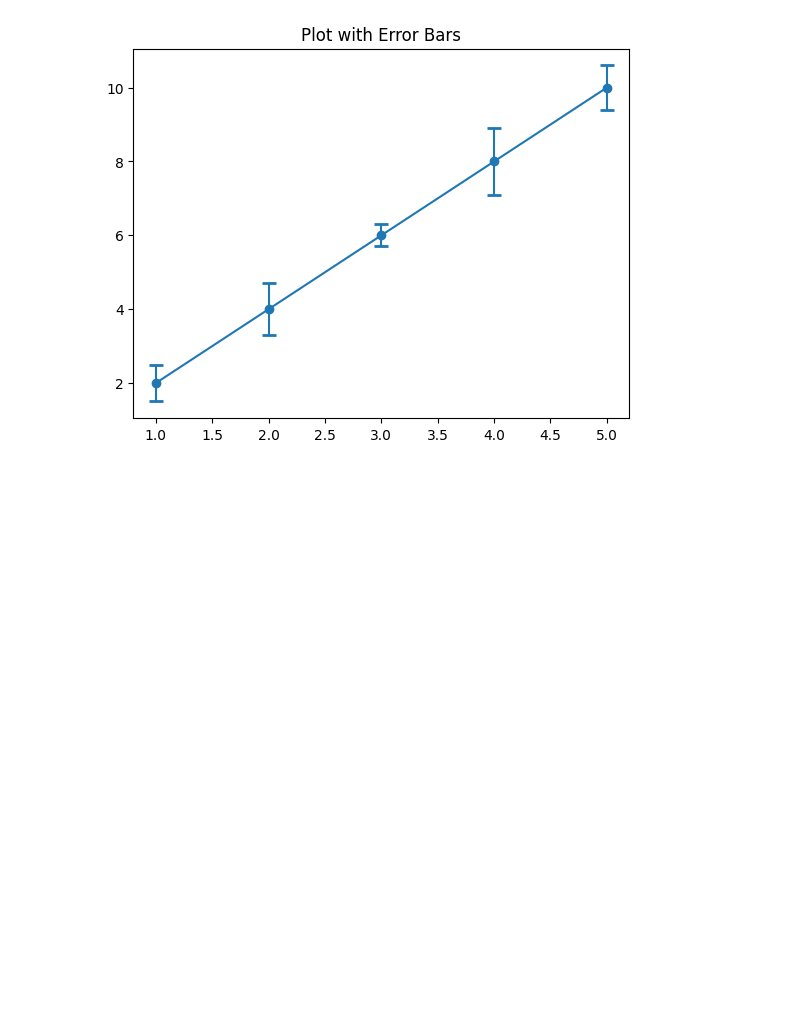
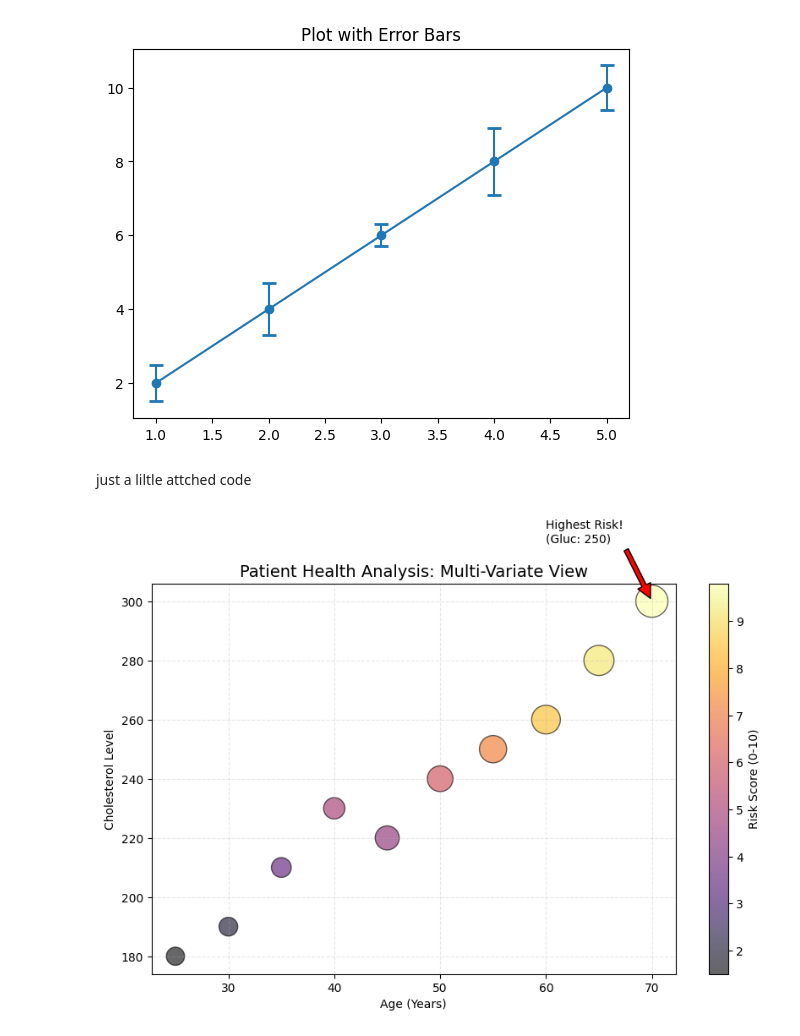
Before and after one commit to Subodhoraw/Python-revive, a Jupyter notebook: Q&A/python_details/matplotlibd/intemedmatplot.ipynb, the cells around one changed output. Cells and saved outputs as stored; diff of their text form; code cells hidden in the pictures; blank space fills up the shorter version.

```diff
--- a/Q&A/python_details/matplotlibd/intemedmatplot.ipynb
+++ b/Q&A/python_details/matplotlibd/intemedmatplot.ipynb
@@ -202,3 +222,65 @@ ax.set_title('Plot with Error Bars')
 plt.show()
 # %% [output]
 [figure]
+# %% [markdown]
+just a liltle attched code
+# %%
+import pandas as pd
+import matplotlib.pyplot as plt
+
+# ==========================================
+# 1. Setup Data
+# ==========================================
+data = {
+    'Patient_ID': ['P1', 'P2', 'P3', 'P4', 'P5', 'P6', 'P7', 'P8', 'P9', 'P10'],
+    'Age':        [25, 30, 45, 50, 60, 65, 70, 35, 40, 55],
+    'Cholesterol':[180, 190, 220, 240, 260, 280, 300, 210, 230, 250],
+    'Risk_Score': [1.5, 2.0, 4.5, 6.0, 8.5, 9.2, 9.8, 3.5, 5.0, 7.2], # For Color
+    'Glucose':    [80, 85, 140, 160, 200, 220, 250, 95, 110, 180]    # For Size
+}
+
+df = pd.DataFrame(data)
+
+# ==========================================
+# 2. The Plotting Logic
+# ==========================================
+fig, ax = plt.subplots(figsize=(10, 6))
+
+# Scaling the size:
+# Raw Glucose is ~100. A 100-pixel dot is small.
+# We multiply by 3 to make the differences more obvious visually.
+bubble_sizes = df['Glucose'] * 3
+
+scatter = ax.scatter(
+    df['Age'],
+    df['Cholesterol'],
+    c=df['Risk_Score'],  # Color mapped to Risk
+    s=bubble_sizes,      # Size mapped to Glucose
+    cmap='inferno',      # Color scheme (Black/Purple to Orange/Yellow)
+    alpha=0.6,           # Transparency so we see overlaps
+    edgecolors='black'   # Black ring around bubbles makes them pop
+)
+
+# ==========================================
+# 3. Adding Context
+# ==========================================
+ax.set_title("Patient Health Analysis: Multi-Variate View", fontsize=14)
+ax.set_xlabel("Age (Years)")
+ax.set_ylabel("Cholesterol Level")
+ax.grid(True, linestyle='--', alpha=0.3)
+
+# Add the Color Bar so we know what "Yellow" means
+cbar = plt.colorbar(scatter)
+cbar.set_label('Risk Score (0-10)')
+
+# Optional: Label the worst case
+# Find the index of the max risk patient
+worst_patient = df.loc[df['Risk_Score'].idxmax()]
+ax.annotate(f"Highest Risk!\n(Gluc: {worst_patient['Glucose']})",
+            xy=(worst_patient['Age'], worst_patient['Cholesterol']),
+            xytext=(worst_patient['Age'] - 10, worst_patient['Cholesterol'] + 20),
+            arrowprops=dict(facecolor='red', shrink=0.05))
+
+plt.show()
+# %% [output]
+[figure, added]
```
Also changed, not shown: parts of 3 cells of this notebook, 1 other file.
